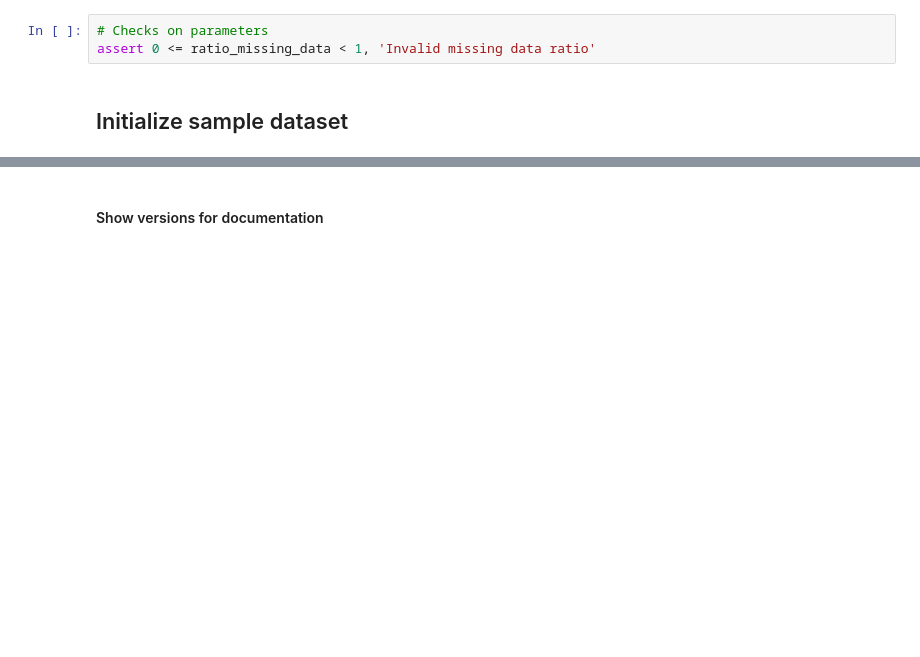
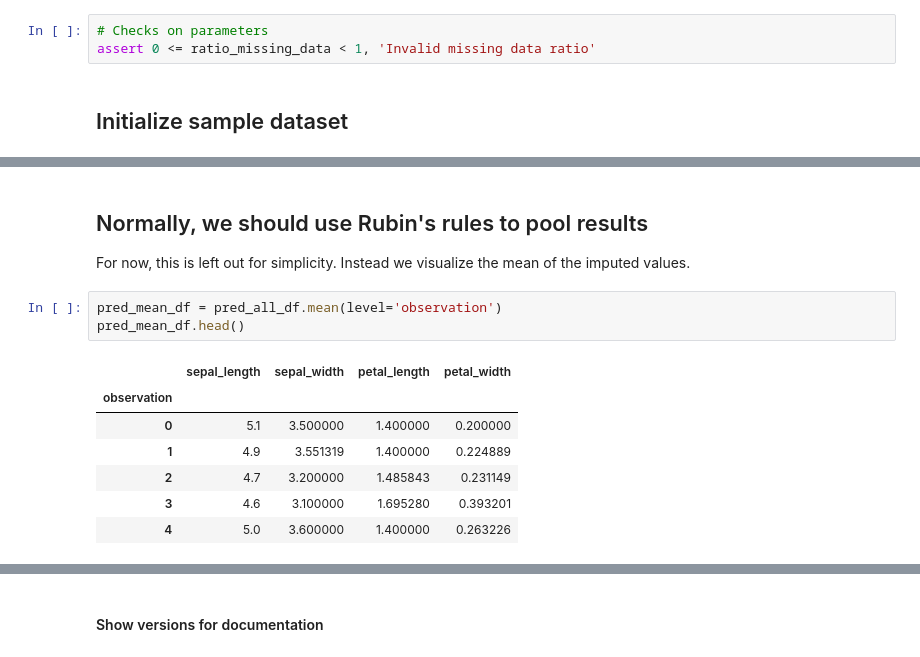
Before and after one commit to charlesbmi/python-examples, a Jupyter notebook: missing_data/mice.ipynb, the cells around one changed output, grey strips where cells are left out. Saved outputs shown, nothing was run; the diff lists cells and outputs as text; blank space fills up the shorter version.

```diff
--- a/missing_data/mice.ipynb
+++ b/missing_data/mice.ipynb
@@ -50,0 +104,14 @@ print(missing_df.count())
+# %% [markdown]
+## Normally, we should use Rubin's rules to pool results
+For now, this is left out for simplicity. Instead we visualize the mean of the imputed values.
+# %%
+pred_mean_df = pred_all_df.mean(level='observation')
+pred_mean_df.head()
+# %% [output]
+|  | sepal_length | sepal_width | petal_length | petal_width |
+| observation |  |  |  |  |
+| 0 | 5.1 | 3.500000 | 1.400000 | 0.200000 |
+| 1 | 4.9 | 3.551319 | 1.400000 | 0.224889 |
+| 2 | 4.7 | 3.200000 | 1.485843 | 0.231149 |
+| 3 | 4.6 | 3.100000 | 1.695280 | 0.393201 |
+| 4 | 5.0 | 3.600000 | 1.400000 | 0.263226 |
```
Also changed, not shown: parts of 12 cells of this notebook.
